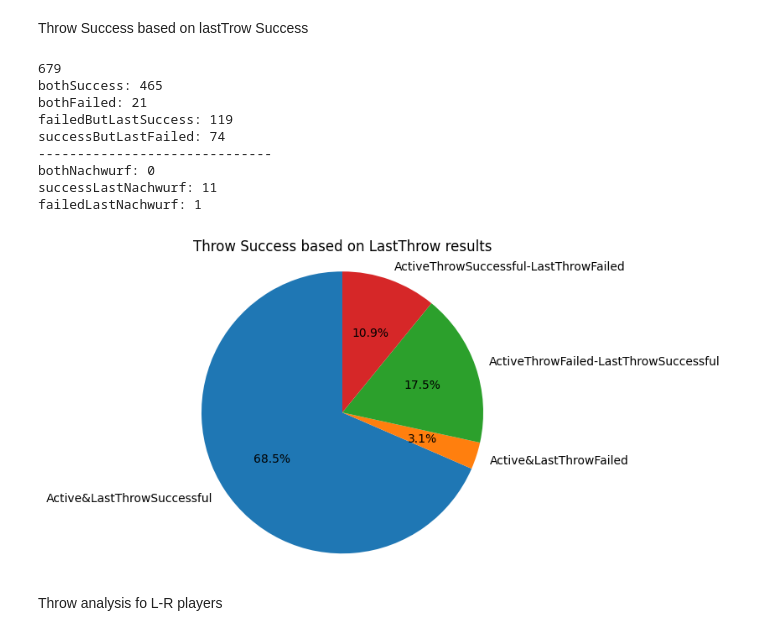
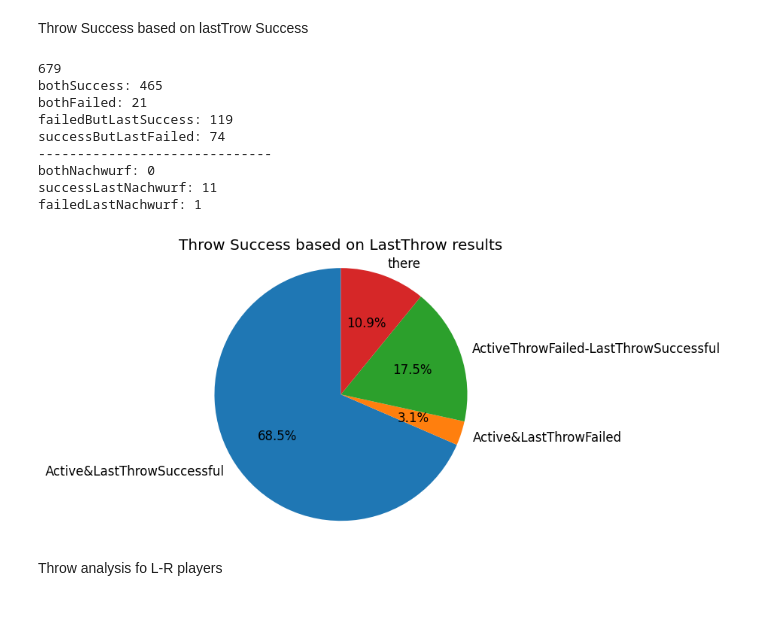
Before and after one commit to nayansavaliya/handball-data-science, a Jupyter notebook: src/FinalAnalysis/Analysis1/league3.ipynb, the cells around one changed output. Saved outputs shown, nothing was run; the diff lists cells and outputs as text; code cells hidden in the pictures.

```diff
--- a/src/FinalAnalysis/Analysis1/league3.ipynb
+++ b/src/FinalAnalysis/Analysis1/league3.ipynb
@@ -8,6 +8,7 @@ import numpy as np
 import matplotlib.pyplot as plt
 
 %matplotlib inline
+plt.rcParams.update({'font.size': 12})
 # %% [markdown]
 Read Data
 # %%
@@ -305,35 +287,35 @@ successButLastFailed = df14[(df14.throwSuccess == 1) & (df14.lastThrowSuccess ==
 print('successButLastFailed: '+ str(successButLastFailed))
 
 print('------------------------------')
 df15 = df.loc[:,('throwSuccess','lastThrowSuccess')]
 df15.dropna(inplace=True)
 bothNachwurf = df15[(df15.throwSuccess == 2) & (df15.lastThrowSuccess == 2)].count()[0]
 print('bothNachwurf: '+ str(bothNachwurf))
 successLastNachwurf = df15[(df15.throwSuccess == 1) & (df15.lastThrowSuccess == 2)].count()[0]
 print('successLastNachwurf: '+ str(successLastNachwurf))
 failedLastNachwurf = df15[(df15.throwSuccess == 0) & (df15.lastThrowSuccess == 2)].count()[0]
 print('failedLastNachwurf: '+ str(failedLastNachwurf))
 
-labels = ['Active&LastThrowSuccessful','Active&LastThrowFailed','ActiveThrowFailed-LastThrowSuccessful','ActiveThrowSuccessful-LastThrowFailed']
+labels = ['Active&LastThrowSuccessful','Active&LastThrowFailed','ActiveThrowFailed-LastThrowSuccessful','there']
 values = [bothSuccess,bothFailed,failedButLastSuccess,successButLastFailed]
 
 fig1, ax1 = plt.subplots()
 ax1.pie(values, labels=labels, autopct='%1.1f%%',
         shadow=False, startangle=90)
 ax1.axis('equal')  # Equal aspect ratio ensures that pie is drawn as a circle.
 ax1.set_title('Throw Success based on LastThrow results')
 plt.show()
 # %% [output]
 679
 bothSuccess: 465
 bothFailed: 21
 failedButLastSuccess: 119
 successButLastFailed: 74
 ------------------------------
 bothNachwurf: 0
 successLastNachwurf: 11
 failedLastNachwurf: 1
-[figure, old version]
+[figure, new version]
 # %% [markdown]
 Throw analysis fo L-R players
 # %%
```
Also changed, not shown: parts of 9 cells of this notebook, 16 other files.
